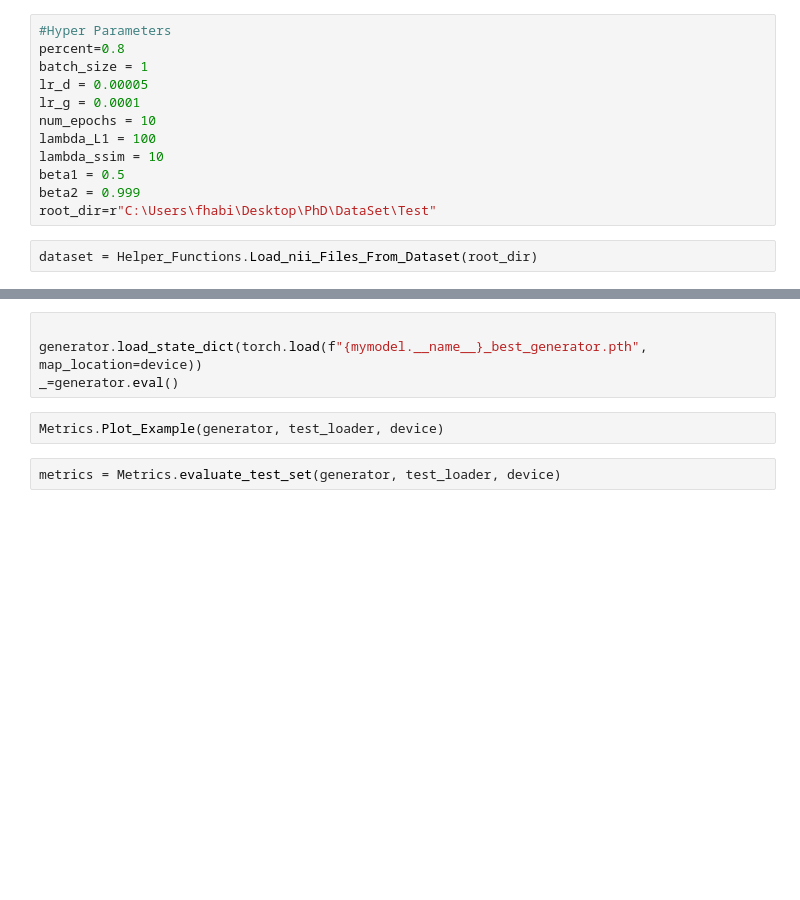
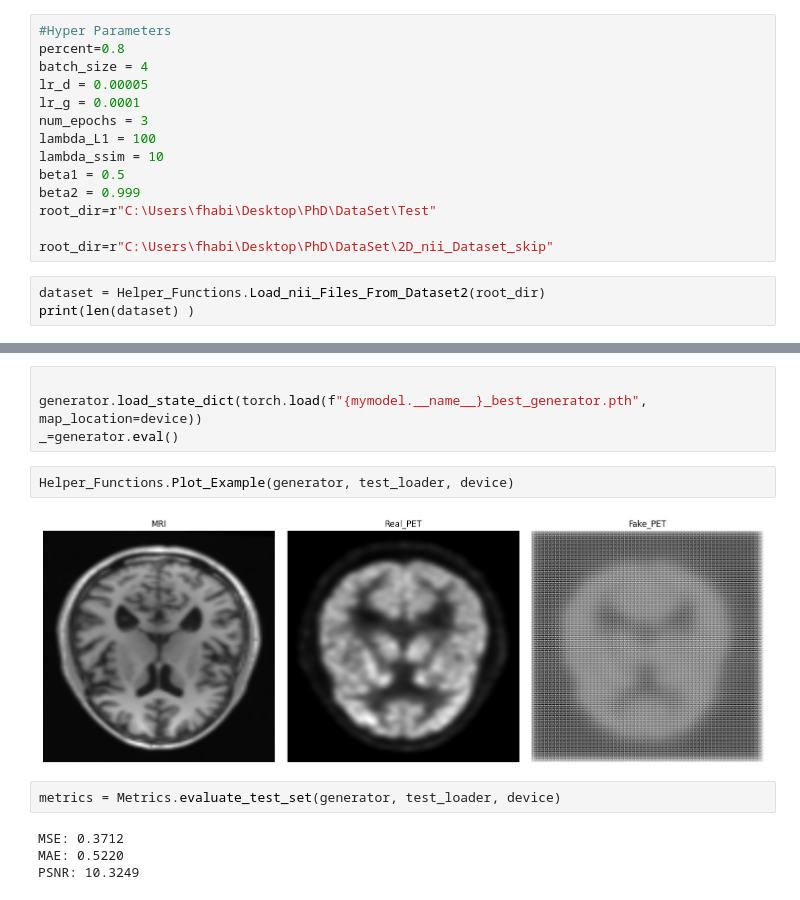
Before and after one commit to fhabibiehsani/PHD_GAN, a Jupyter notebook: Main.ipynb, the cells around one changed output, grey strips where cells are left out. Cells and saved outputs as stored; diff of their text form; blank space fills up the shorter version.

```diff
--- a/Main.ipynb
+++ b/Main.ipynb
@@ -33,14 +37,17 @@ transform=Helper_Functions.Transform(128,128)   #Transform dataset size to 128*1
 # %%
 #Hyper Parameters
 percent=0.8
-batch_size = 1
+batch_size = 4
 lr_d = 0.00005
 lr_g = 0.0001
-num_epochs = 10
+num_epochs = 3
 lambda_L1 = 100
 lambda_ssim = 10
 beta1 = 0.5
 beta2 = 0.999
 root_dir=r"C:\Users\fhabi\Desktop\PhD\DataSet\Test"
+
+root_dir=r"C:\Users\fhabi\Desktop\PhD\DataSet\2D_nii_Dataset_skip"
 # %%
-dataset = Helper_Functions.Load_nii_Files_From_Dataset(root_dir)
+dataset = Helper_Functions.Load_nii_Files_From_Dataset2(root_dir)
+print(len(dataset) )
@@ -166,6 +210,12 @@ Train()
 generator.load_state_dict(torch.load(f"{mymodel.__name__}_best_generator.pth", map_location=device))
 _=generator.eval()
 # %%
-Metrics.Plot_Example(generator, test_loader, device)
+Helper_Functions.Plot_Example(generator, test_loader, device)
+# %% [output]
+[figure, added]
 # %%
 metrics = Metrics.evaluate_test_set(generator, test_loader, device)
+# %% [output]
+MSE: 0.3712
+MAE: 0.5220
+PSNR: 10.3249
```
Also changed, not shown: parts of 4 cells of this notebook, 6 other files.
